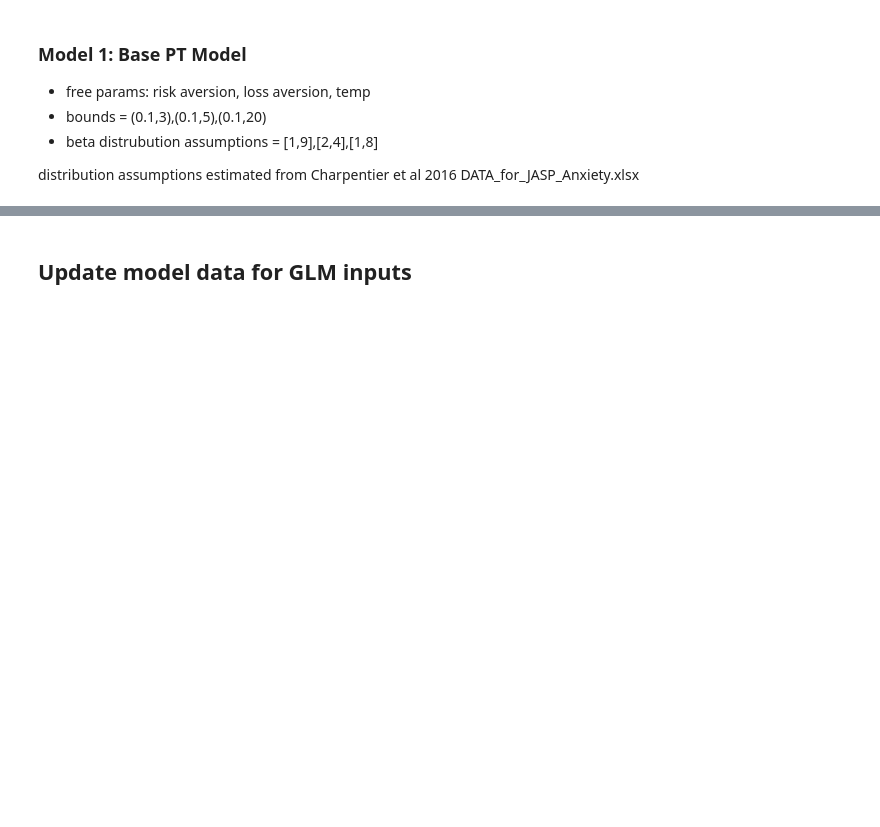
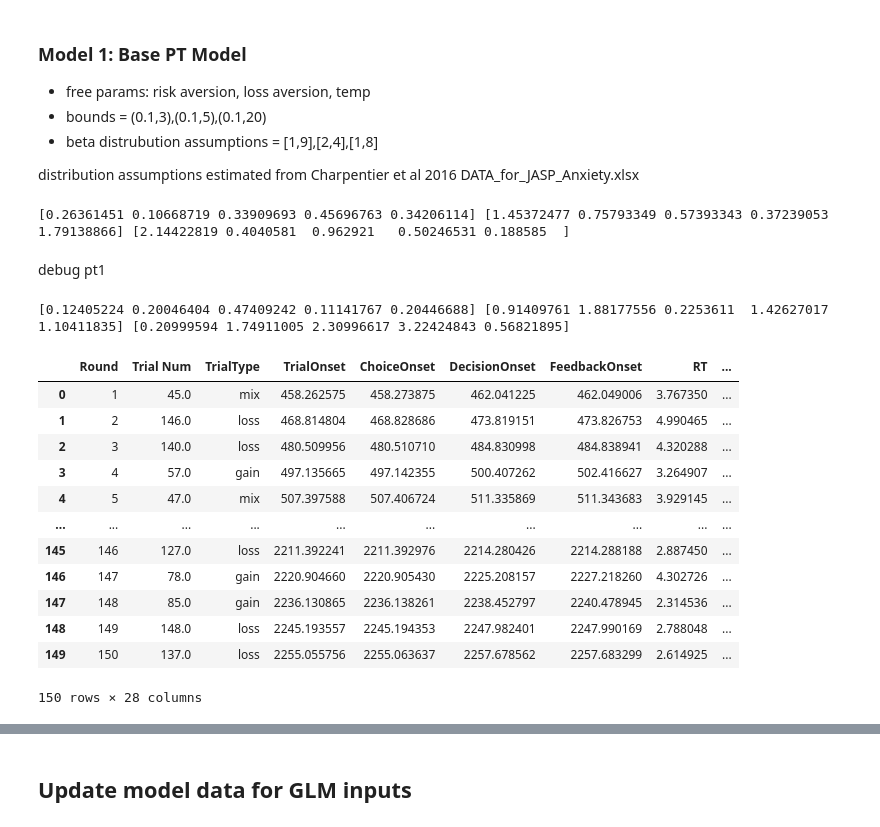
Before and after one commit to aliefink/swb_behav_models, a Jupyter notebook: scripts/swb_pt_models.ipynb, the cells around one changed output, grey strips where cells are left out. Drawn from its saved outputs; the diff is of its cells as text; code cells hidden in the pictures; blank space fills up the shorter version.

```diff
--- a/scripts/swb_pt_models.ipynb
+++ b/scripts/swb_pt_models.ipynb
@@ -41,0 +98,7 @@ temp_inits = SWB_modeling_utils.param_init(n_values=1, n_iter=5, upper_bound=20,
+# %%
+risk_inits = SWB_modeling_utils.param_init(n_values=1, n_iter=5, upper_bound=3, lower_bound=0.1, method='beta',beta_shape=[1,9])
+loss_inits = SWB_modeling_utils.param_init(n_values=1, n_iter=5, upper_bound=4, lower_bound=0.1, method='beta',beta_shape=[2,4])
+temp_inits = SWB_modeling_utils.param_init(n_values=1, n_iter=5, upper_bound=20, lower_bound=0.1, method='beta',beta_shape=[1,8])
+print(risk_inits,loss_inits,temp_inits)
+# %% [output]
+[0.26361451 0.10668719 0.33909693 0.45696763 0.34206114] [1.45372477 0.75793349 0.57393343 0.37239053 1.79138866] [2.14422819 0.4040581  0.962921   0.50246531 0.188585  ]
@@ -41,0 +110,28 @@ temp_inits = SWB_modeling_utils.param_init(n_values=1, n_iter=5, upper_bound=20,
+# %% [markdown]
+debug pt1
+# %%
+risk_inits = SWB_modeling_utils.param_init(n_values=1, n_iter=5, upper_bound=3, lower_bound=0.1, method='beta',beta_shape=[1,9])
+loss_inits = SWB_modeling_utils.param_init(n_values=1, n_iter=5, upper_bound=4, lower_bound=0.1, method='beta',beta_shape=[2,4])
+temp_inits = SWB_modeling_utils.param_init(n_values=1, n_iter=5, upper_bound=20, lower_bound=0.1, method='beta',beta_shape=[1,8])
+print(risk_inits,loss_inits,temp_inits)
+# %% [output]
+[0.12405224 0.20046404 0.47409242 0.11141767 0.20446688] [0.91409761 1.88177556 0.2253611  1.42627017 1.10411835] [0.20999594 1.74911005 2.30996617 3.22424843 0.56821895]
+# %%
+subj_id = 'DA9'
+df = pd.read_csv(f'{swb_dir}behavior_analysis/behavior_preprocessed/{subj_id}_task_data')
+df
+#risk_est, loss_est, temp_est, bic_est, optim_inits = SWB_modeling_utils.run_base_pt(df,risk_inits,loss_inits,temp_inits,bounds=bounds)
+# %% [output]
+|  | Round | Trial Num | TrialType | TrialOnset | ChoiceOnset | DecisionOnset | FeedbackOnset | RT | ... |
+| 0 | 1 | 45.0 | mix | 458.262575 | 458.273875 | 462.041225 | 462.049006 | 3.767350 | ... |
+| 1 | 2 | 146.0 | loss | 468.814804 | 468.828686 | 473.819151 | 473.826753 | 4.990465 | ... |
+| 2 | 3 | 140.0 | loss | 480.509956 | 480.510710 | 484.830998 | 484.838941 | 4.320288 | ... |
+| 3 | 4 | 57.0 | gain | 497.135665 | 497.142355 | 500.407262 | 502.416627 | 3.264907 | ... |
+| 4 | 5 | 47.0 | mix | 507.397588 | 507.406724 | 511.335869 | 511.343683 | 3.929145 | ... |
+| ... | ... | ... | ... | ... | ... | ... | ... | ... | ... |
+| 145 | 146 | 127.0 | loss | 2211.392241 | 2211.392976 | 2214.280426 | 2214.288188 | 2.887450 | ... |
+| 146 | 147 | 78.0 | gain | 2220.904660 | 2220.905430 | 2225.208157 | 2227.218260 | 4.302726 | ... |
+| 147 | 148 | 85.0 | gain | 2236.130865 | 2236.138261 | 2238.452797 | 2240.478945 | 2.314536 | ... |
+| 148 | 149 | 148.0 | loss | 2245.193557 | 2245.194353 | 2247.982401 | 2247.990169 | 2.788048 | ... |
+| 149 | 150 | 137.0 | loss | 2255.055756 | 2255.063637 | 2257.678562 | 2257.683299 | 2.614925 | ... |
+150 rows × 28 columns
```
Also changed, not shown: parts of 56 cells of this notebook, 24 other files.
